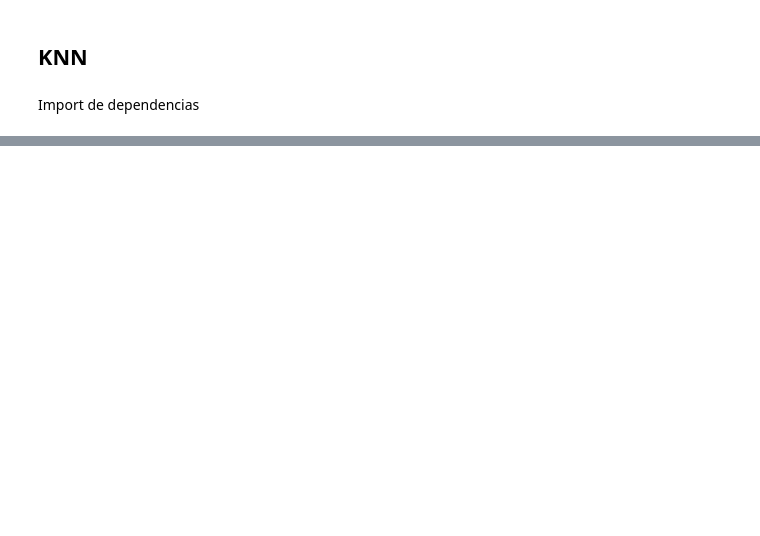
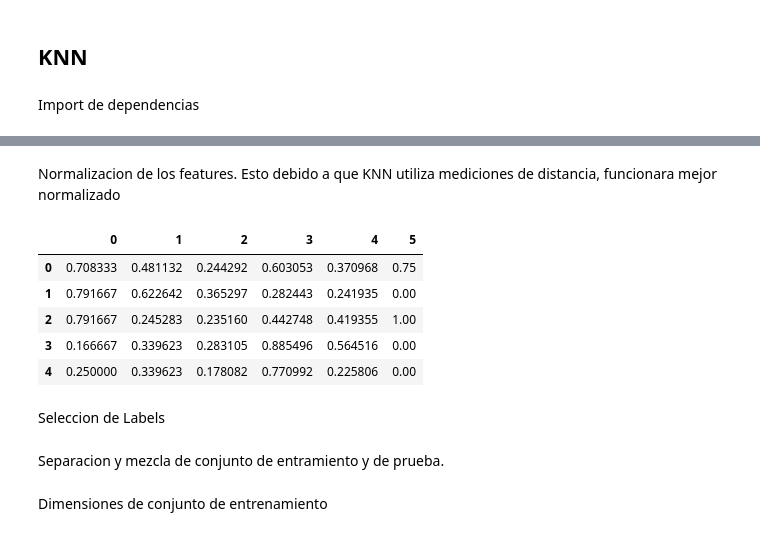
Before and after one commit to michaelyipchen/AprendizajeAutomatico, a Jupyter notebook: Tarea-3-myip.ipynb, the cells around one changed output, grey strips where cells are left out. Drawn from its saved outputs; the diff is of its cells as text; code cells hidden in the pictures; blank space fills up the shorter version.

```diff
--- a/Tarea-3-myip.ipynb
+++ b/Tarea-3-myip.ipynb
@@ -173 +177,20 @@ dataset_features = dataset[['EDAD', 'ELE', 'COL', 'TD']]
+# %% [markdown]
+Normalizacion de los features. Esto debido a que KNN utiliza mediciones de distancia, funcionara mejor normalizado
+# %%
+from sklearn import preprocessing
+import pandas
+
+min_max_scaler = preprocessing.MinMaxScaler()
+x_scaled = min_max_scaler.fit_transform(HD_features)
+HD_features_Normalized = pandas.DataFrame(x_scaled)
+HD_features_Normalized.head(5)
+# %% [output]
+|  | 0 | 1 | 2 | 3 | 4 | 5 |
+| 0 | 0.708333 | 0.481132 | 0.244292 | 0.603053 | 0.370968 | 0.75 |
+| 1 | 0.791667 | 0.622642 | 0.365297 | 0.282443 | 0.241935 | 0.00 |
+| 2 | 0.791667 | 0.245283 | 0.235160 | 0.442748 | 0.419355 | 1.00 |
+| 3 | 0.166667 | 0.339623 | 0.283105 | 0.885496 | 0.564516 | 0.00 |
+| 4 | 0.250000 | 0.339623 | 0.178082 | 0.770992 | 0.225806 | 0.00 |
+# %% [markdown]
+Seleccion de Labels
 # %%
@@ -175 +198,3 @@ dataset_labels = dataset['RES']
+# %% [markdown]
+Separacion y mezcla de conjunto de entramiento y de prueba.
 # %%
@@ -177 +202,3 @@ x_train, x_test, y_train, y_test = train_test_split(dataset_features, dataset_la
+# %% [markdown]
+Dimensiones de conjunto de entrenamiento
 # %%
```
Also changed, not shown: parts of 33 cells of this notebook.
